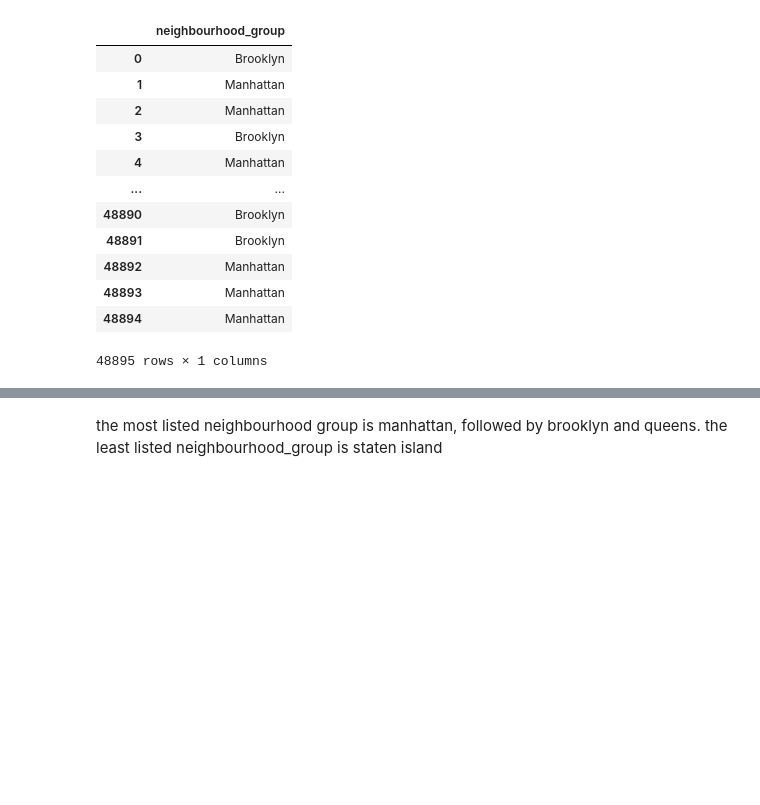
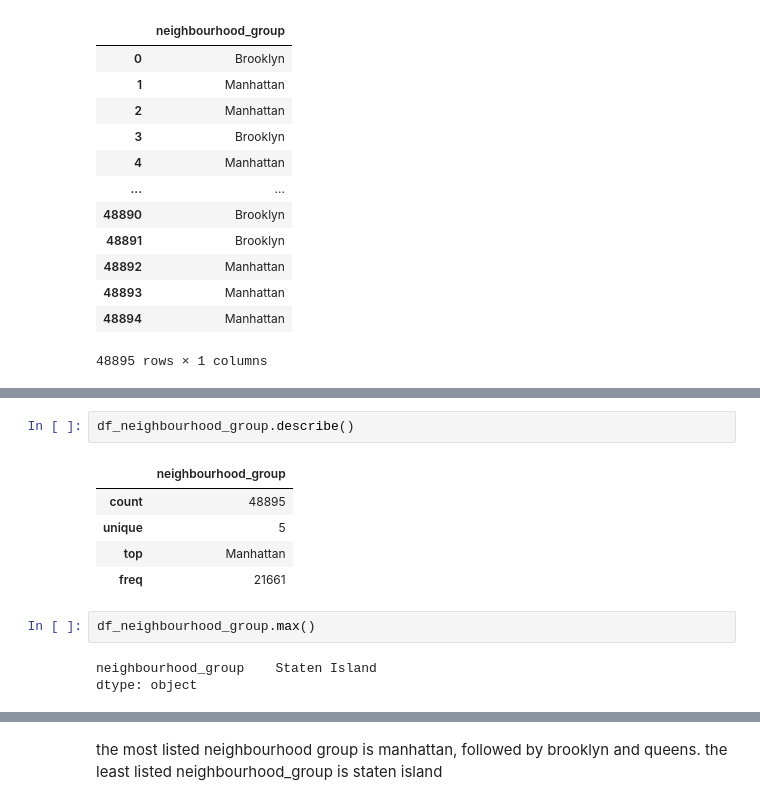
Before and after one commit to salu218/Airbnb_NY_2019_EDA, a Jupyter notebook: Airbnb_project.ipynb, the cells around one changed output, grey strips where cells are left out. Drawn from its saved outputs; the diff is of its cells as text; blank space fills up the shorter version.

```diff
--- a/Airbnb_project.ipynb
+++ b/Airbnb_project.ipynb
@@ -507,0 +506,13 @@ df_neighbourhood_group['neighbourhood_group'].value_counts().plot.bar()
+# %%
+df_neighbourhood_group.describe()
+# %% [output]
+|  | neighbourhood_group |
+| count | 48895 |
+| unique | 5 |
+| top | Manhattan |
+| freq | 21661 |
+# %%
+df_neighbourhood_group.max()
+# %% [output]
+neighbourhood_group    Staten Island
+dtype: object
```
Also changed, not shown: parts of 3 cells of this notebook.
